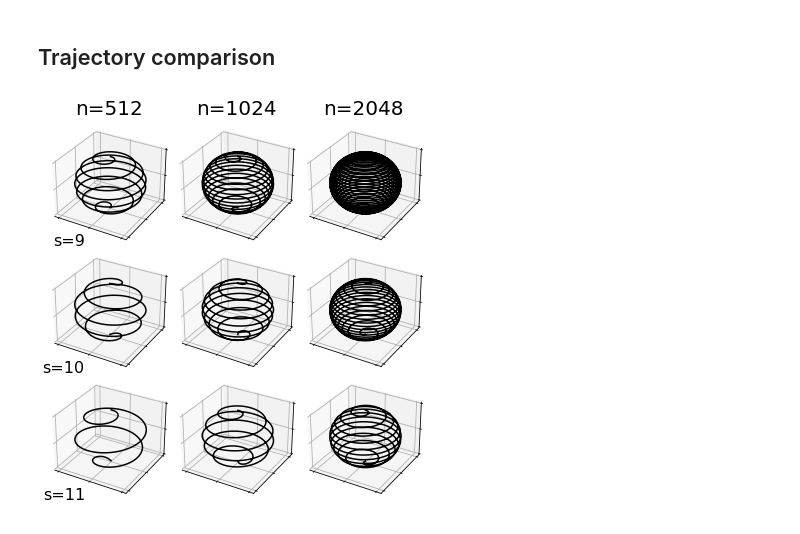
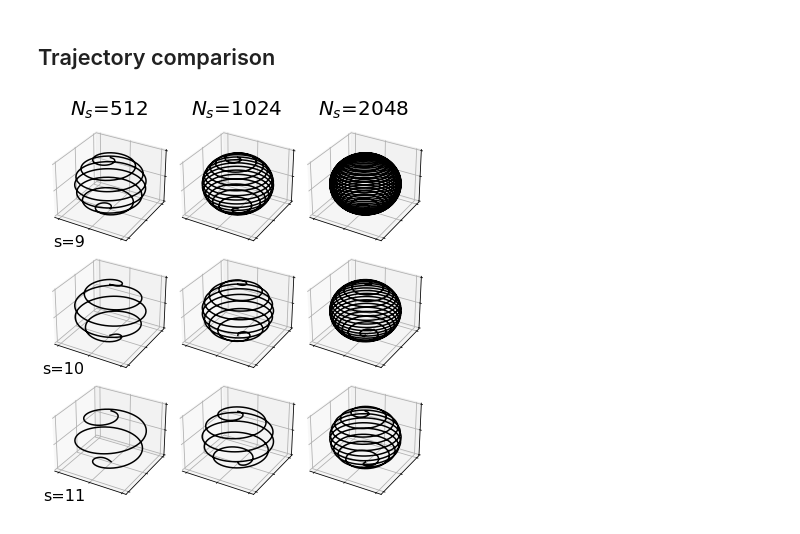
Before and after one commit to emilljungberg/merlin_mrm, a Jupyter notebook: notebooks/Figure4_NoiseTrajectory.ipynb, the cells around one changed output. Drawn from its saved outputs; the diff is of its cells as text; code cells hidden in the pictures.

```diff
--- a/notebooks/Figure4_NoiseTrajectory.ipynb
+++ b/notebooks/Figure4_NoiseTrajectory.ipynb
@@ -120,16 +120,16 @@ def plot_traj(traj, labels=False):
 # %%
 sps = 256
 nlist = [2, 4, 8]
 slist = [9,10,11]
 fig = plt.figure(figsize=(16,7))
 for (i,s) in enumerate(slist):
     for (j,n) in enumerate(nlist):
         ax = fig.add_subplot(3,7,(j+1)+i*7, projection='3d')
         traj = linear_phyllotaxis(sps*n, nint=1, sf=s)
         plot_traj(traj)
-        if i==0: plt.title('n={}'.format(n*sps), fontsize=20)
+        if i==0: plt.title(r'$N_s$={}'.format(n*sps), fontsize=20)
         if j==0: ax.text(-0.25,-1,-2,s='s={}'.format(s), horizontalalignment='right', fontsize=16)
 fig.subplots_adjust(wspace=0, hspace=0)
 plt.savefig('Figure4B.png', dpi=200)
 # %% [output]
-[figure, old version]
+[figure, new version]
```
Also changed, not shown: parts of 1 cell of this notebook, 4 other files.
